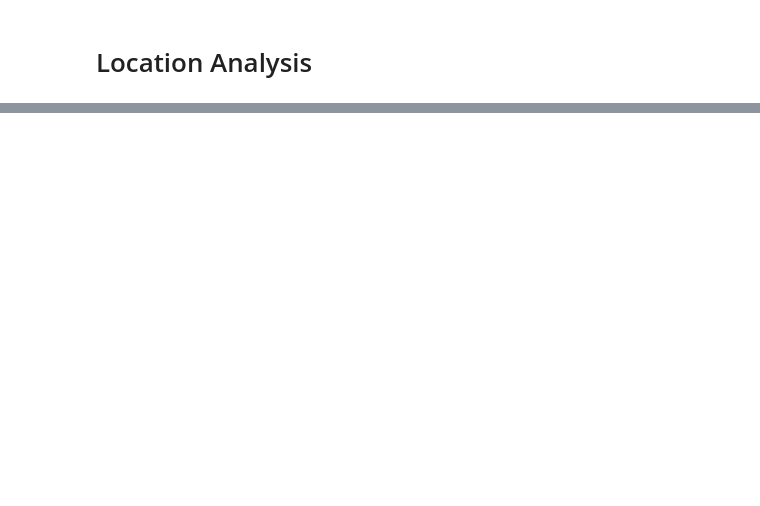
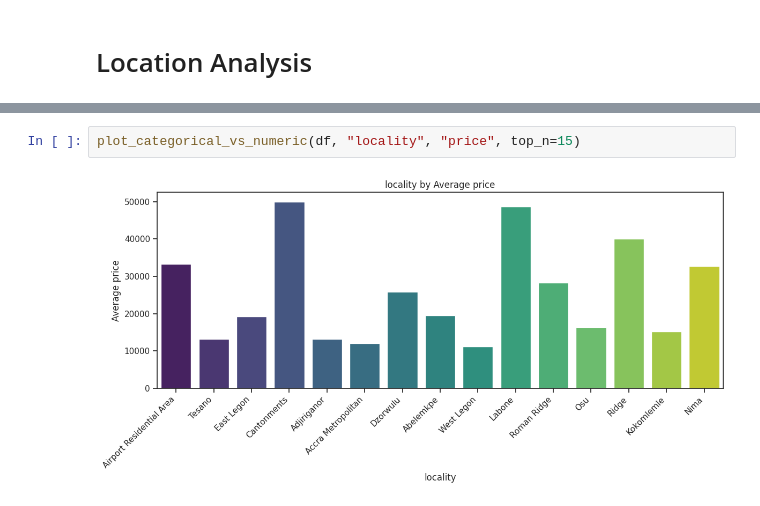
Before and after one commit to kcnewman/ares, a Jupyter notebook: notebooks/02_eda.ipynb, the cells around one changed output, grey strips where cells are left out. Drawn from its saved outputs; the diff is of its cells as text; blank space fills up the shorter version.

```diff
--- a/notebooks/02_eda.ipynb
+++ b/notebooks/02_eda.ipynb
@@ -123,0 +238,4 @@ df_top_cities
+# %%
+plot_categorical_vs_numeric(df, "locality", "price", top_n=15)
+# %% [output]
+[figure, added]
```
Also changed, not shown: parts of 22 cells of this notebook, 7 other files.
